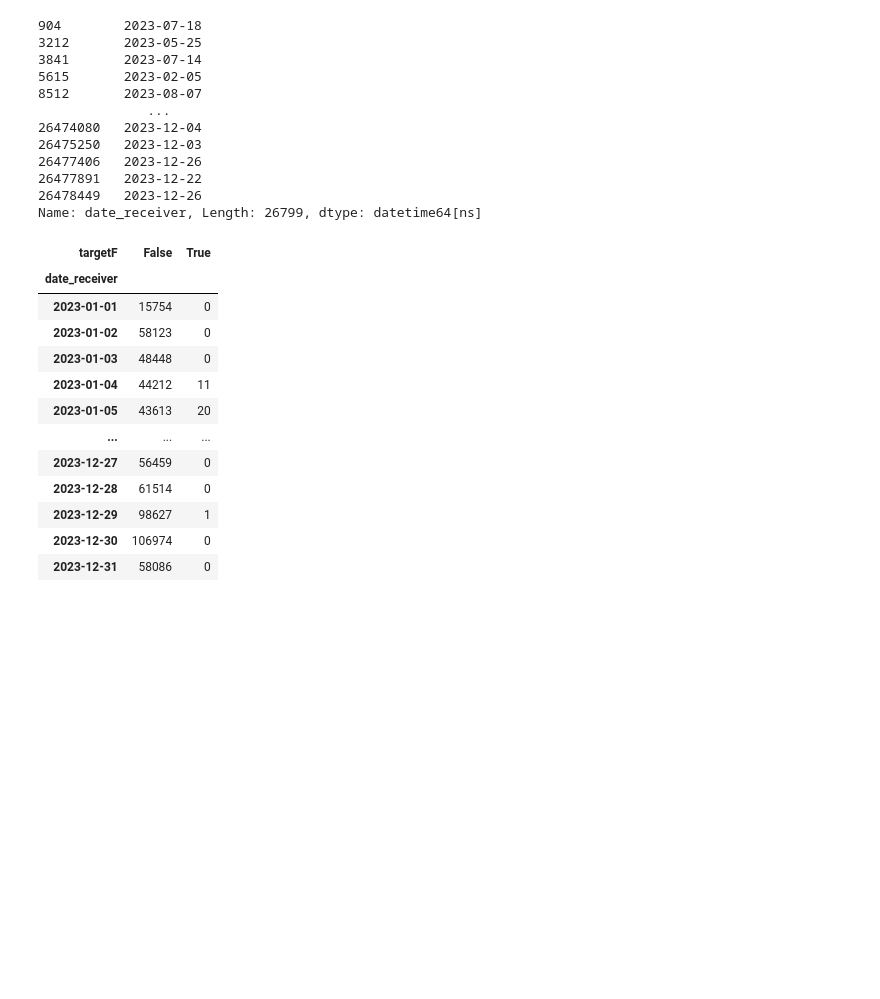
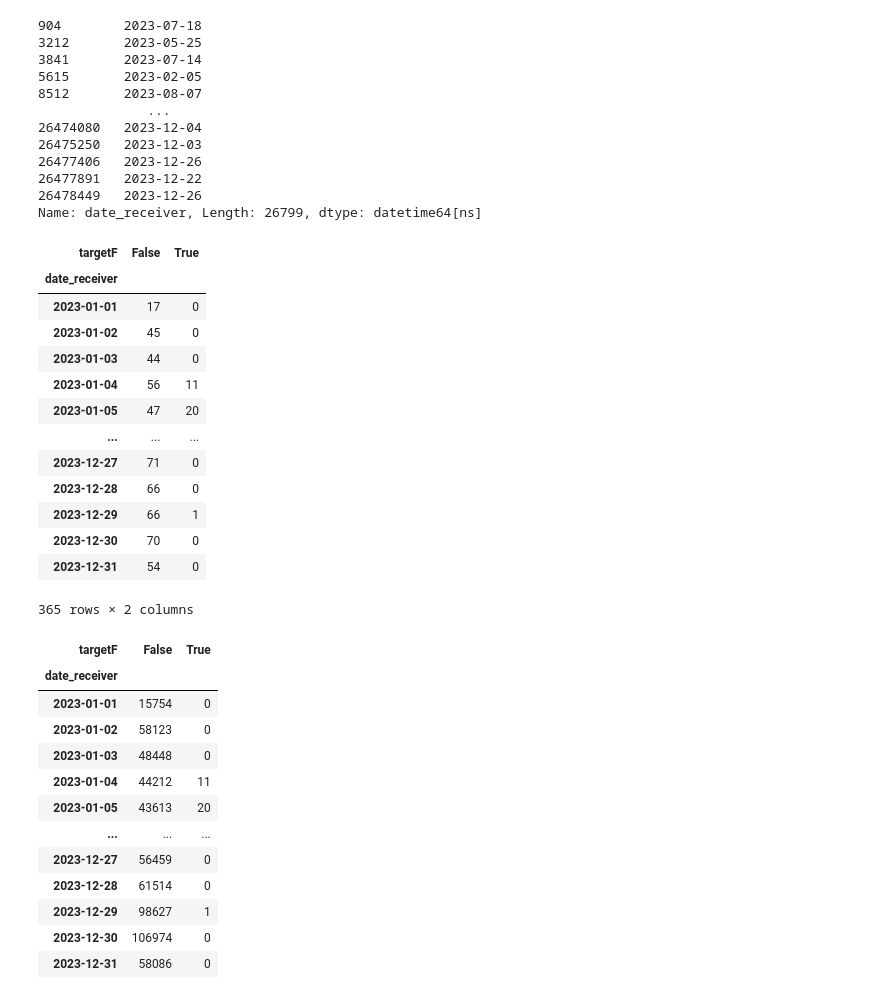
Before and after one commit to Magdaorozco644/ModelosAIm-dev, a Jupyter notebook: Analytics/5.Fraud/06-Monitor modelV2.ipynb, the cells around one changed output. Saved outputs shown, nothing was run; the diff lists cells and outputs as text; code cells hidden in the pictures; blank space fills up the shorter version.

```diff
--- a/Analytics/5.Fraud/06-Monitor modelV2.ipynb
+++ b/Analytics/5.Fraud/06-Monitor modelV2.ipynb
@@ -723,6 +718,23 @@ Name: date_receiver, Length: 26799, dtype: datetime64[ns]
 # %%
 ALERTAS_01 = pd.crosstab(tes_corte_01['date_receiver'].dt.floor('d'), Y_c_corte_01['targetF'])
 ALERTAS_01.to_csv ('./alertas.csv')
+# %%
+ALERTAS_01
+# %% [output]
+| targetF | False | True |
+| date_receiver |  |  |
+| 2023-01-01 | 17 | 0 |
+| 2023-01-02 | 45 | 0 |
+| 2023-01-03 | 44 | 0 |
+| 2023-01-04 | 56 | 11 |
+| 2023-01-05 | 47 | 20 |
+| ... | ... | ... |
+| 2023-12-27 | 71 | 0 |
+| 2023-12-28 | 66 | 0 |
+| 2023-12-29 | 66 | 1 |
+| 2023-12-30 | 70 | 0 |
+| 2023-12-31 | 54 | 0 |
+365 rows × 2 columns
 # %%
 FRAUDES = pd.crosstab(testeo['date_receiver'].dt.floor('d'), Y_c['targetF'])
 FRAUDES.to_csv ('./fraudes.csv')
```
Also changed, not shown: parts of 1 cell of this notebook, 1 other file.
